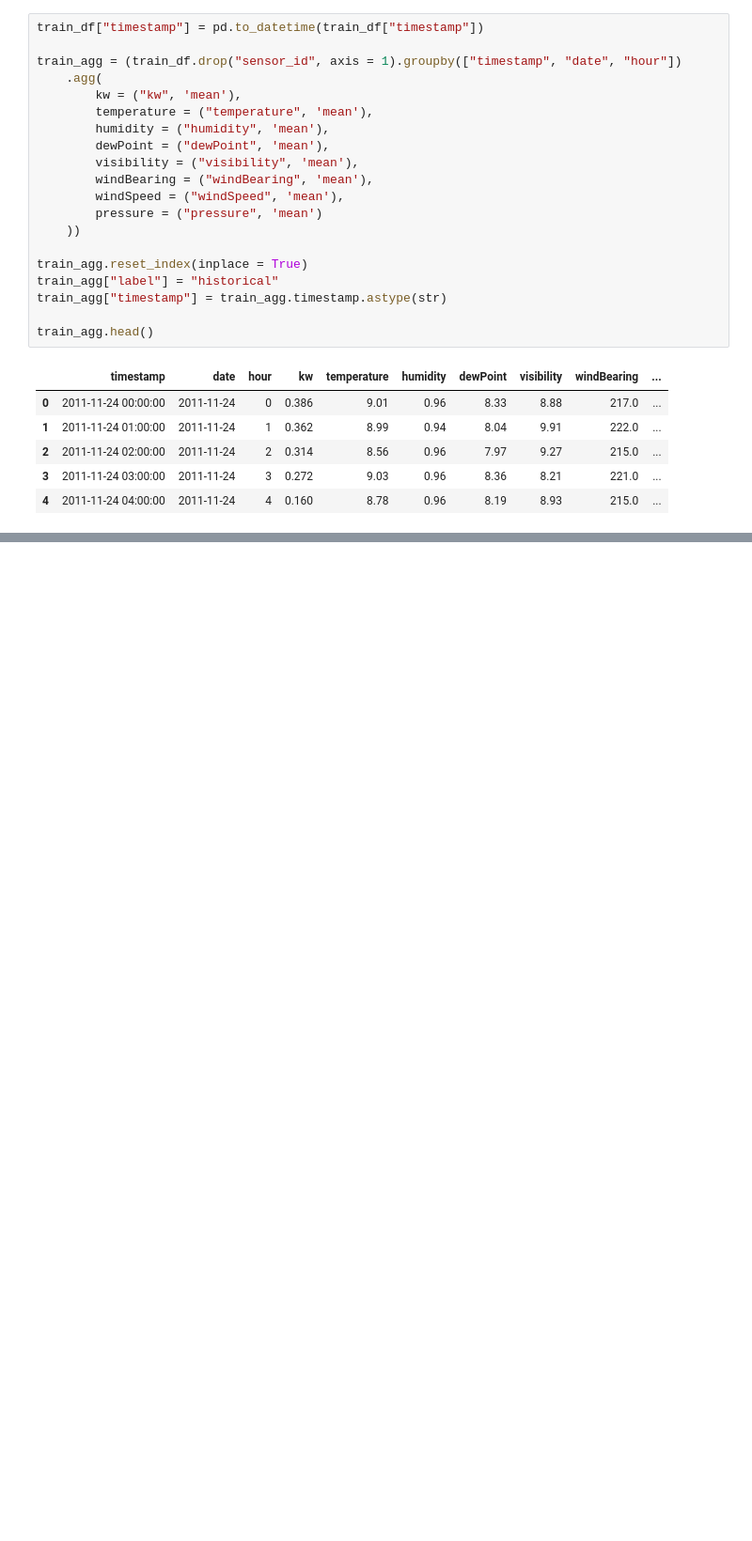
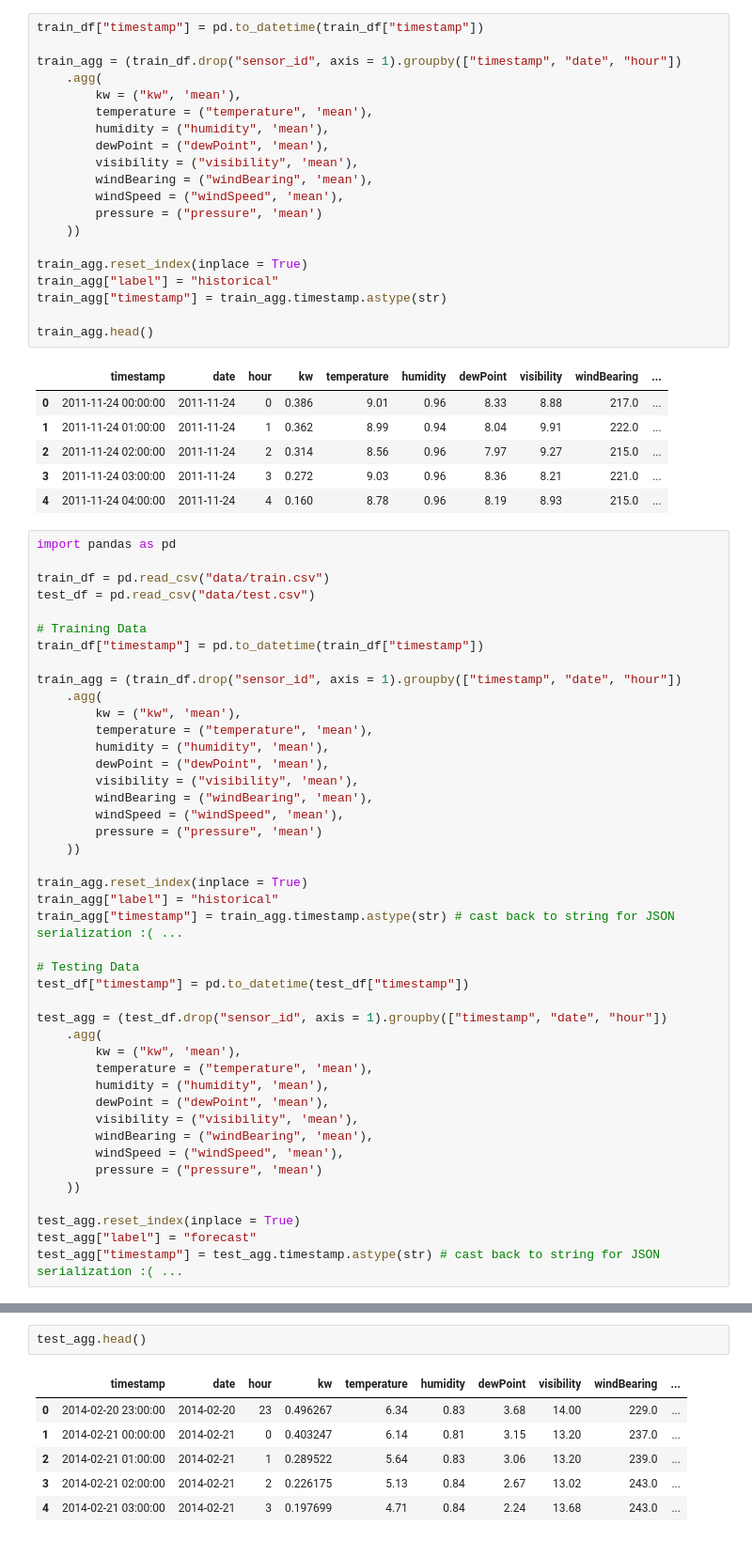
Before and after one commit to jfarland/load_forecasting_h2o, a Jupyter notebook: modeling-pipeline.ipynb, the cells around one changed output, grey strips where cells are left out. Shown at 94% size. Cells and saved outputs as stored; diff of their text form; blank space fills up the shorter version.

```diff
--- a/modeling-pipeline.ipynb
+++ b/modeling-pipeline.ipynb
@@ -445,3 +445,46 @@ train_agg.head()
 | 2 | 2011-11-24 02:00:00 | 2011-11-24 | 2 | 0.314 | 8.56 | 0.96 | 7.97 | 9.27 | 215.0 | ... |
 | 3 | 2011-11-24 03:00:00 | 2011-11-24 | 3 | 0.272 | 9.03 | 0.96 | 8.36 | 8.21 | 221.0 | ... |
 | 4 | 2011-11-24 04:00:00 | 2011-11-24 | 4 | 0.160 | 8.78 | 0.96 | 8.19 | 8.93 | 215.0 | ... |
+# %%
+import pandas as pd
+
+train_df = pd.read_csv("data/train.csv")
+test_df = pd.read_csv("data/test.csv")
+
+# Training Data
+train_df["timestamp"] = pd.to_datetime(train_df["timestamp"])
+
+train_agg = (train_df.drop("sensor_id", axis = 1).groupby(["timestamp", "date", "hour"])
+    .agg(
+        kw = ("kw", 'mean'),
+        temperature = ("temperature", 'mean'),
+        humidity = ("humidity", 'mean'),
+        dewPoint = ("dewPoint", 'mean'),
+        visibility = ("visibility", 'mean'),
+        windBearing = ("windBearing", 'mean'),
+        windSpeed = ("windSpeed", 'mean'),
+        pressure = ("pressure", 'mean')
+    ))
+
+train_agg.reset_index(inplace = True)
+train_agg["label"] = "historical"
+train_agg["timestamp"] = train_agg.timestamp.astype(str) # cast back to string for JSON serialization :( ...
+
+# Testing Data
+test_df["timestamp"] = pd.to_datetime(test_df["timestamp"])
+
+test_agg = (test_df.drop("sensor_id", axis = 1).groupby(["timestamp", "date", "hour"])
+    .agg(
+        kw = ("kw", 'mean'),
+        temperature = ("temperature", 'mean'),
+        humidity = ("humidity", 'mean'),
+        dewPoint = ("dewPoint", 'mean'),
+        visibility = ("visibility", 'mean'),
+        windBearing = ("windBearing", 'mean'),
+        windSpeed = ("windSpeed", 'mean'),
+        pressure = ("pressure", 'mean')
+    ))
+
+test_agg.reset_index(inplace = True)
+test_agg["label"] = "forecast"
+test_agg["timestamp"] = test_agg.timestamp.astype(str) # cast back to string for JSON serialization :( ...
@@ -447,0 +503,9 @@ train_agg.head()
+# %%
+test_agg.head()
+# %% [output]
+|  | timestamp | date | hour | kw | temperature | humidity | dewPoint | visibility | windBearing | ... |
+| 0 | 2014-02-20 23:00:00 | 2014-02-20 | 23 | 0.496267 | 6.34 | 0.83 | 3.68 | 14.00 | 229.0 | ... |
+| 1 | 2014-02-21 00:00:00 | 2014-02-21 | 0 | 0.403247 | 6.14 | 0.81 | 3.15 | 13.20 | 237.0 | ... |
+| 2 | 2014-02-21 01:00:00 | 2014-02-21 | 1 | 0.289522 | 5.64 | 0.83 | 3.06 | 13.20 | 239.0 | ... |
+| 3 | 2014-02-21 02:00:00 | 2014-02-21 | 2 | 0.226175 | 5.13 | 0.84 | 2.67 | 13.02 | 243.0 | ... |
+| 4 | 2014-02-21 03:00:00 | 2014-02-21 | 3 | 0.197699 | 4.71 | 0.84 | 2.24 | 13.68 | 243.0 | ... |
```
Also changed, not shown: parts of 20 cells of this notebook, 5 other files.
